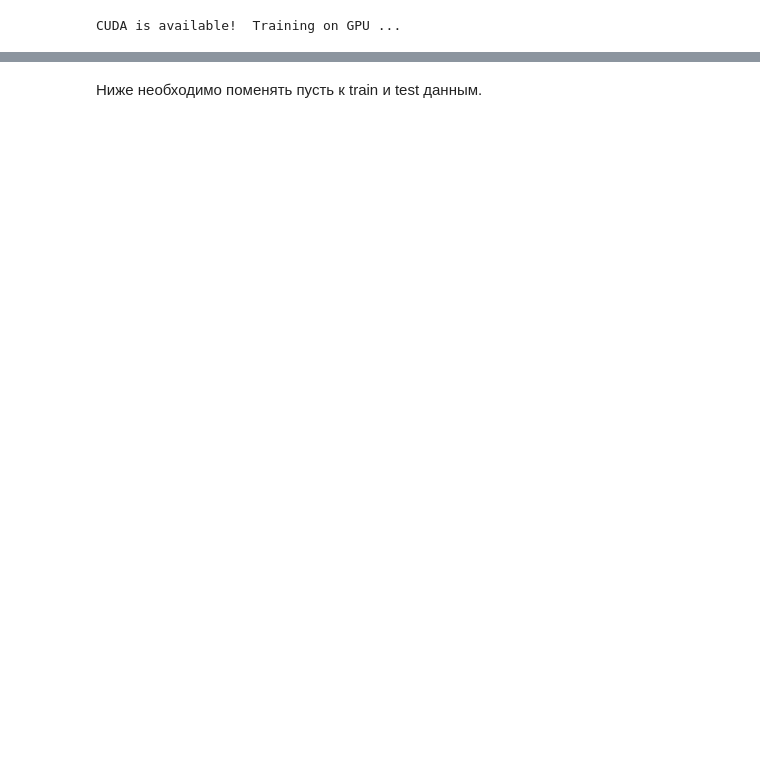
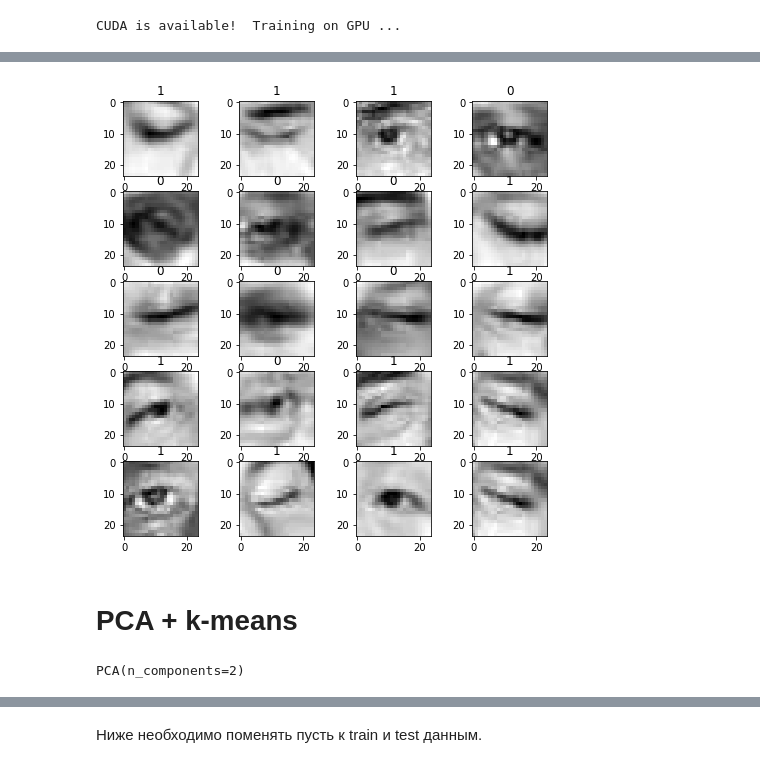
Before and after one commit to pheepa/closed-eye-classification, a Jupyter notebook: kmeans.ipynb, the cells around one changed output, grey strips where cells are left out. Cells and saved outputs as stored; diff of their text form; code cells hidden in the pictures; blank space fills up the shorter version.

Commit message:
train/test kmeans, pca

```diff
--- a/kmeans.ipynb
+++ b/kmeans.ipynb
@@ -38,0 +57,32 @@ DEVICE = torch.device("cuda")
+# %%
+X = np.array([load_sample(x) for x in files])
+# %%
+X_train, X_test = train_test_split(X)
+# %%
+def show_results(model, X_features):
+    ind = np.random.randint(len(X_features), size=20)
+    features = X_features[ind]
+    images = X_test[ind]
+    labs = model.predict(features)
+    images = (255 * images).astype(int)
+    fig = plt.figure(figsize=(8, 8))
+    columns = 4
+    rows = 5
+    for i in range(1, columns*rows + 1):
+        fig.add_subplot(rows, columns, i)
+        plt.imshow(images[i-1].reshape(24,24), cmap='gray')
+        plt.title(labs[i-1])
+    plt.show()
+# %%
+kmeans = KMeans(n_clusters=2, random_state=0).fit(X_train)
+# %%
+show_results(kmeans, X_test)
+# %% [output]
+[figure, added]
+# %% [markdown]
+# PCA + k-means
+# %%
+pca = PCA(n_components=2)
+pca.fit(X_train)
+# %% [output]
+PCA(n_components=2)
```
Also changed, not shown: parts of 20 cells of this notebook.
